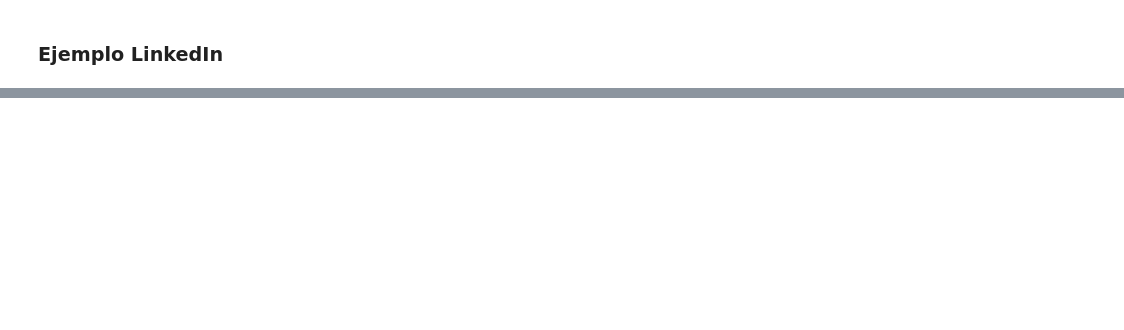
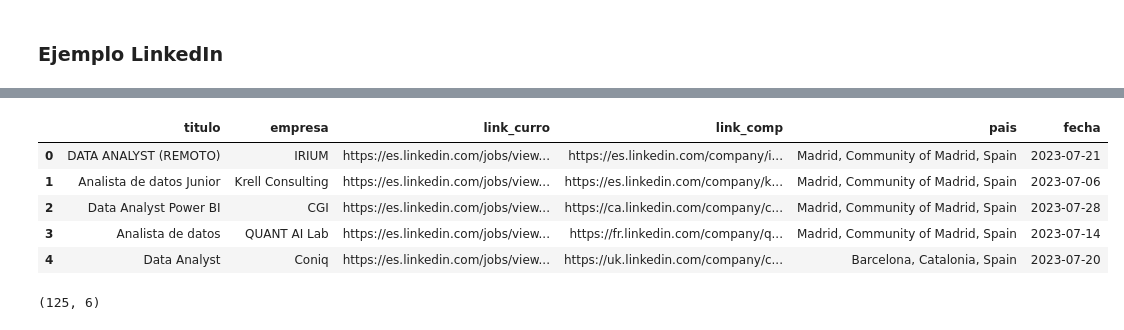
Before and after one commit to Ironhack-Data-Madrid-Julio-2023/apuntes_clase, a Jupyter notebook: semana_4/2.2 - Web Scraping (bs4).ipynb, the cells around one changed output, grey strips where cells are left out. Saved outputs shown, nothing was run; the diff lists cells and outputs as text; code cells hidden in the pictures; blank space fills up the shorter version.

```diff
--- a/semana_4/2.2 - Web Scraping (bs4).ipynb
+++ b/semana_4/2.2 - Web Scraping (bs4).ipynb
@@ -77,0 +415,8 @@ https://tools.keycdn.com/geo
+# %%
+html = req.get(url).text
+
+sopa = bs(html, 'html.parser')
+# %%
+tarjetas = sopa.find('ul', class_='jobs-search__results-list')
+
+type(tarjetas)
@@ -77,0 +429,14 @@ https://tools.keycdn.com/geo
+# %%
+curro = tarjetas.find_all('li')[0]
+
+titulo = curro.find('span').text.strip()
+
+empresa = curro.find('h4').text.strip()
+
+link_curro = curro.find('a').attrs['href']
+
+link_comp = curro.find('h4').find('a').attrs['href']
+
+pais = curro.find('span', class_='job-search-card__location').text.strip()
+
+fecha = curro.find('time').attrs['datetime']
@@ -77,0 +524,15 @@ https://tools.keycdn.com/geo
+# %%
+df = linkedin('analista%20de%20datos', 5, 'spain', 30000)
+# %%
+df.head()
+# %% [output]
+|  | titulo | empresa | link_curro | link_comp | pais | fecha |
+| 0 | DATA ANALYST (REMOTO) | IRIUM | https://es.linkedin.com/jobs/view... | https://es.linkedin.com/company/i... | Madrid, Community of Madrid, Spain | 2023-07-21 |
+| 1 | Analista de datos Junior | Krell Consulting | https://es.linkedin.com/jobs/view... | https://es.linkedin.com/company/k... | Madrid, Community of Madrid, Spain | 2023-07-06 |
+| 2 | Data Analyst Power BI | CGI | https://es.linkedin.com/jobs/view... | https://ca.linkedin.com/company/c... | Madrid, Community of Madrid, Spain | 2023-07-28 |
+| 3 | Analista de datos | QUANT AI Lab | https://es.linkedin.com/jobs/view... | https://fr.linkedin.com/company/q... | Madrid, Community of Madrid, Spain | 2023-07-14 |
+| 4 | Data Analyst | Coniq | https://es.linkedin.com/jobs/view... | https://uk.linkedin.com/company/c... | Barcelona, Catalonia, Spain | 2023-07-20 |
+# %%
+df.shape
+# %% [output]
+(125, 6)
```
Also changed, not shown: parts of 40 cells of this notebook.
